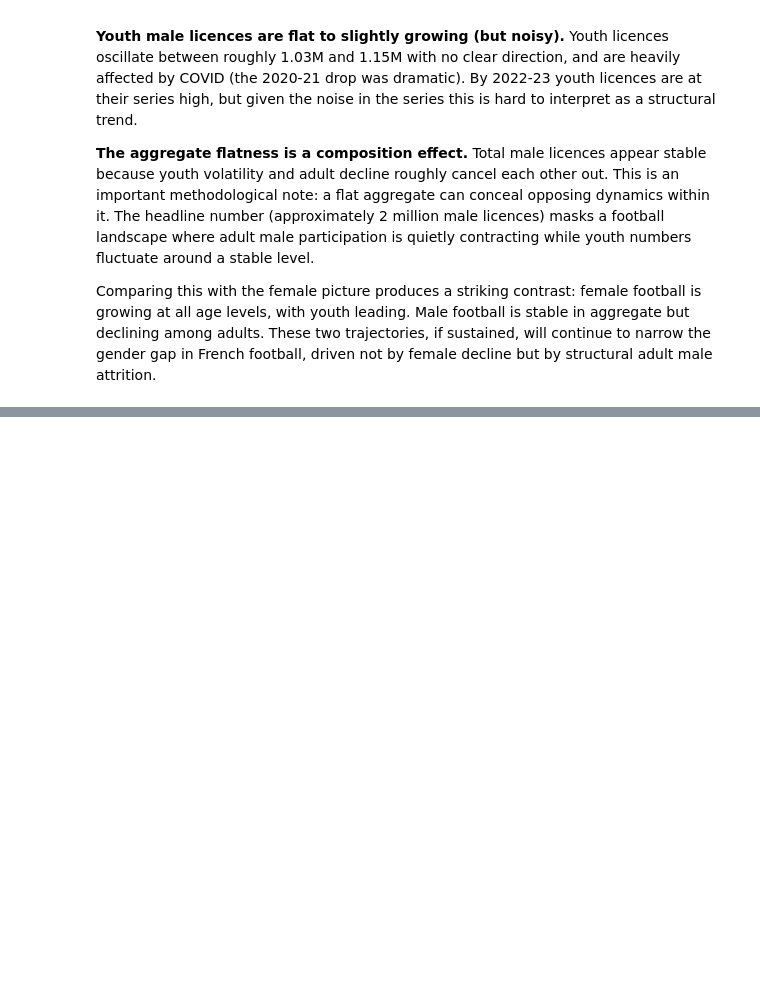
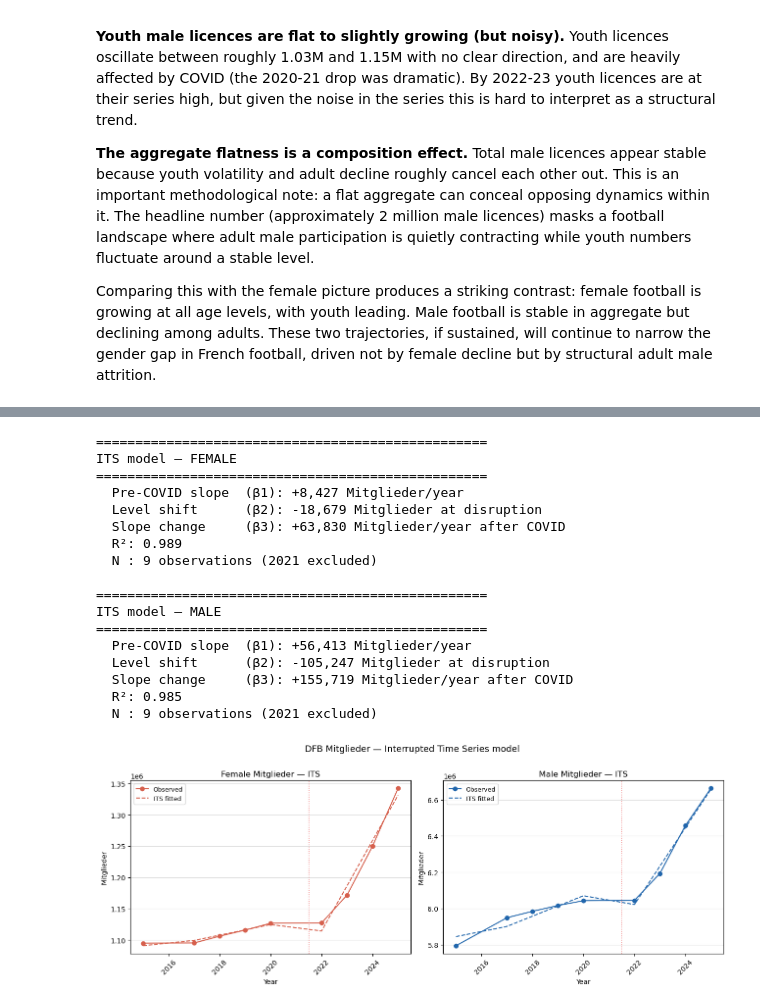
Before and after one commit to pacoraggio/inpat-expat, a Jupyter notebook: women-football/top5_participation_data.ipynb, the cells around one changed output, grey strips where cells are left out. Cells and saved outputs as stored; diff of their text form; code cells hidden in the pictures; blank space fills up the shorter version.

```diff
--- a/women-football/top5_participation_data.ipynb
+++ b/women-football/top5_participation_data.ipynb
@@ -489,0 +687,76 @@ Comparing this with the female picture produces a striking contrast: female foot
+# %%
+def run_its_dfb(df_g, gender):
+    df_g = df_g[df_g["gender"] == gender].sort_values("season").copy()
+    df_g = df_g[df_g["season"] != 2021].reset_index(drop=True)
+    df_g["t"] = range(len(df_g))
+    cutpoint = df_g[df_g["season"] == 2022].index[0]
+    df_g["D"]   = (df_g["t"] >= cutpoint).astype(int)
+    df_g["t_D"] = (df_g["t"] - cutpoint) * df_g["D"]
+
+    X = sm.add_constant(df_g[["t", "D", "t_D"]])
+    y = df_g["registered_players"]
+    model = sm.OLS(y, X).fit()
+
+    print(f"\n{'='*50}")
+    print(f"ITS model — {gender.upper()}")
+    print(f"{'='*50}")
+    print(f"  Pre-COVID slope  (β1): {model.params['t']:+,.0f} Mitglieder/year")
+    print(f"  Level shift      (β2): {model.params['D']:+,.0f} Mitglieder at disruption")
+    print(f"  Slope change     (β3): {model.params['t_D']:+,.0f} Mitglieder/year after COVID")
+    print(f"  R²: {model.rsquared:.3f}")
+    print(f"  N : {len(df_g)} observations (2021 excluded)")
+    return model, df_g
+
+model_f_dfb, df_f_dfb = run_its_dfb(df_dfb_total, "female")
+model_m_dfb, df_m_dfb = run_its_dfb(df_dfb_total, "male")
+
+fig, axes = plt.subplots(1, 2, figsize=(13, 5))
+
+for ax, df_g, model, gender, color in zip(
+        axes,
+        [df_f_dfb, df_m_dfb],
+        [model_f_dfb, model_m_dfb],
+        ["female", "male"],
+        ["#d6604d", "#2166ac"]):
+
+    X = sm.add_constant(df_g[["t", "D", "t_D"]])
+    fitted = model.predict(X)
+
+    ax.plot(df_g["season"], df_g["registered_players"],
+            color=color, marker="o", label="Observed")
+    ax.plot(df_g["season"], fitted,
+            color=color, linestyle="--", linewidth=1.5, label="ITS fitted")
+    cutpoint_year = 2022
+    cut_x = df_g[df_g["season"] == cutpoint_year]["season"].values[0]
+    ax.axvline(x=cut_x - 0.5, color="lightcoral", linestyle=":", linewidth=1.2)
+    ax.set_title(f"{gender.capitalize()} Mitglieder — ITS", fontsize=12)
+    ax.set_ylabel("Mitglieder")
+    ax.set_xlabel("Year")
+    ax.tick_params(axis="x", rotation=45)
+    ax.legend(fontsize=9)
+    ax.yaxis.grid(True, color="#dddddd", linewidth=0.8)
+    ax.set_facecolor("white")
+
+fig.patch.set_facecolor("white")
+fig.suptitle("DFB Mitglieder — Interrupted Time Series model", fontsize=13, y=1.01)
+plt.tight_layout()
+plt.show()
+# %% [output]
+==================================================
+ITS model — FEMALE
+==================================================
+  Pre-COVID slope  (β1): +8,427 Mitglieder/year
+  Level shift      (β2): -18,679 Mitglieder at disruption
+  Slope change     (β3): +63,830 Mitglieder/year after COVID
+  R²: 0.989
+  N : 9 observations (2021 excluded)
+
+==================================================
+ITS model — MALE
+==================================================
+  Pre-COVID slope  (β1): +56,413 Mitglieder/year
+  Level shift      (β2): -105,247 Mitglieder at disruption
+  Slope change     (β3): +155,719 Mitglieder/year after COVID
+  R²: 0.985
+  N : 9 observations (2021 excluded)
+[figure, added]
```
Also changed, not shown: parts of 24 cells of this notebook, 1 other file.
